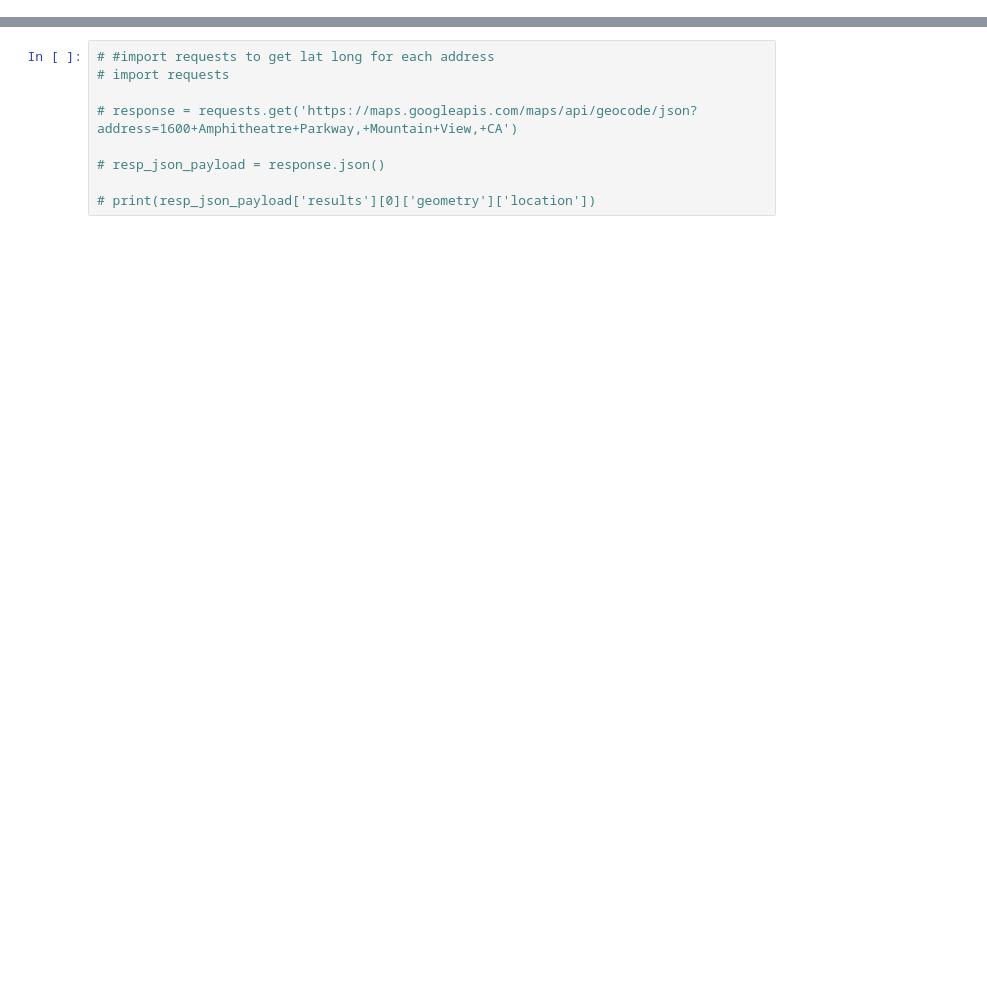
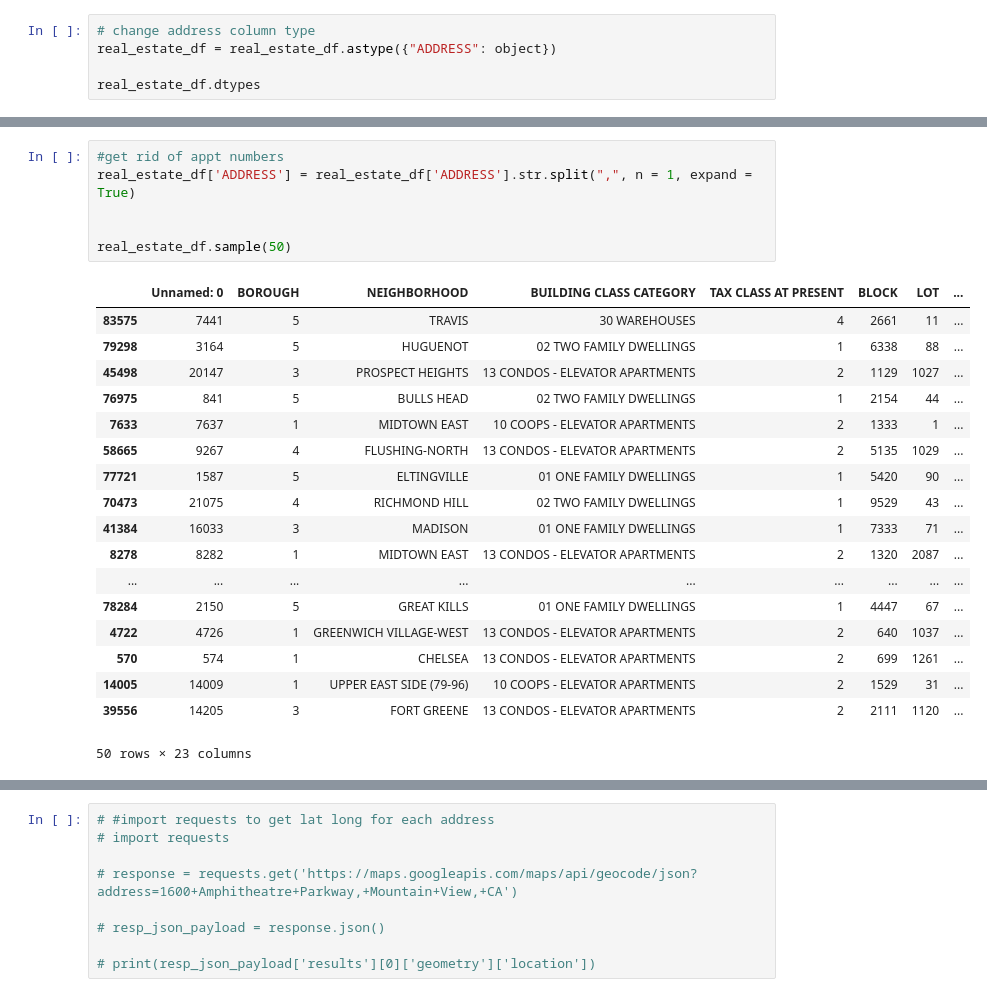
Before and after one commit to shadeetabasi/nyc-realestate-and-trees-project, a Jupyter notebook: Keiko /Real_Estate_cleaning.ipynb, the cells around one changed output, grey strips where cells are left out. Cells and saved outputs as stored; diff of their text form; blank space fills up the shorter version.

```diff
--- a/Keiko /Real_Estate_cleaning.ipynb
+++ b/Keiko /Real_Estate_cleaning.ipynb
@@ -44,0 +66,5 @@ real_estate_df.sample(10)
+# %%
+# change address column type
+real_estate_df = real_estate_df.astype({"ADDRESS": object})
+
+real_estate_df.dtypes
@@ -44,0 +89,25 @@ real_estate_df.sample(10)
+# %%
+#get rid of appt numbers
+real_estate_df['ADDRESS'] = real_estate_df['ADDRESS'].str.split(",", n = 1, expand = True)
+
+
+real_estate_df.sample(50)
+# %% [output]
+|  | Unnamed: 0 | BOROUGH | NEIGHBORHOOD | BUILDING CLASS CATEGORY | TAX CLASS AT PRESENT | BLOCK | LOT | ... |
+| 83575 | 7441 | 5 | TRAVIS | 30 WAREHOUSES | 4 | 2661 | 11 | ... |
+| 79298 | 3164 | 5 | HUGUENOT | 02 TWO FAMILY DWELLINGS | 1 | 6338 | 88 | ... |
+| 45498 | 20147 | 3 | PROSPECT HEIGHTS | 13 CONDOS - ELEVATOR APARTMENTS | 2 | 1129 | 1027 | ... |
+| 76975 | 841 | 5 | BULLS HEAD | 02 TWO FAMILY DWELLINGS | 1 | 2154 | 44 | ... |
+| 7633 | 7637 | 1 | MIDTOWN EAST | 10 COOPS - ELEVATOR APARTMENTS | 2 | 1333 | 1 | ... |
+| 58665 | 9267 | 4 | FLUSHING-NORTH | 13 CONDOS - ELEVATOR APARTMENTS | 2 | 5135 | 1029 | ... |
+| 77721 | 1587 | 5 | ELTINGVILLE | 01 ONE FAMILY DWELLINGS | 1 | 5420 | 90 | ... |
+| 70473 | 21075 | 4 | RICHMOND HILL | 02 TWO FAMILY DWELLINGS | 1 | 9529 | 43 | ... |
+| 41384 | 16033 | 3 | MADISON | 01 ONE FAMILY DWELLINGS | 1 | 7333 | 71 | ... |
+| 8278 | 8282 | 1 | MIDTOWN EAST | 13 CONDOS - ELEVATOR APARTMENTS | 2 | 1320 | 2087 | ... |
+| ... | ... | ... | ... | ... | ... | ... | ... | ... |
+| 78284 | 2150 | 5 | GREAT KILLS | 01 ONE FAMILY DWELLINGS | 1 | 4447 | 67 | ... |
+| 4722 | 4726 | 1 | GREENWICH VILLAGE-WEST | 13 CONDOS - ELEVATOR APARTMENTS | 2 | 640 | 1037 | ... |
+| 570 | 574 | 1 | CHELSEA | 13 CONDOS - ELEVATOR APARTMENTS | 2 | 699 | 1261 | ... |
+| 14005 | 14009 | 1 | UPPER EAST SIDE (79-96) | 10 COOPS - ELEVATOR APARTMENTS | 2 | 1529 | 31 | ... |
+| 39556 | 14205 | 3 | FORT GREENE | 13 CONDOS - ELEVATOR APARTMENTS | 2 | 2111 | 1120 | ... |
+50 rows × 23 columns
```
Also changed, not shown: parts of 9 cells of this notebook, 1 other file.
